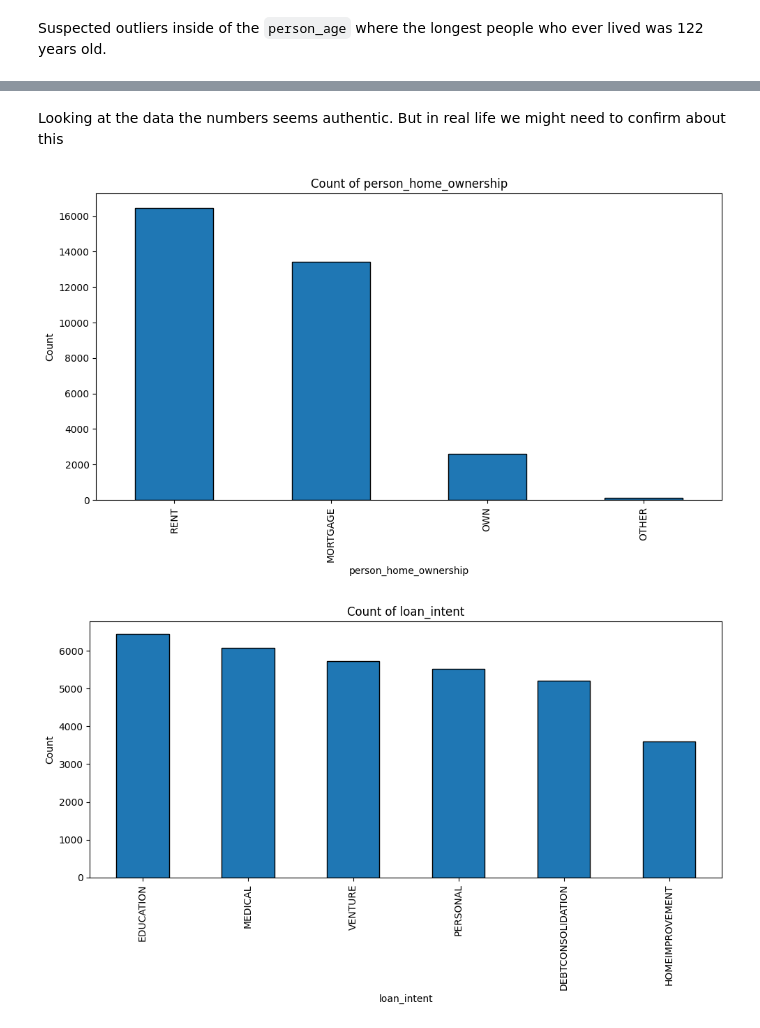
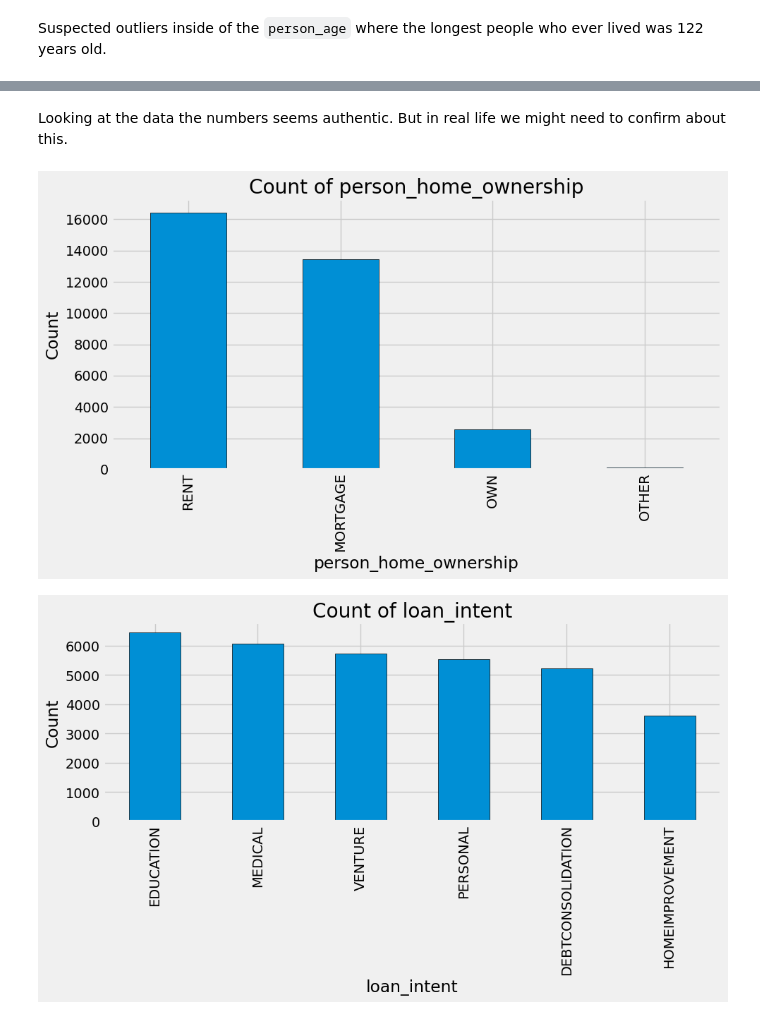
Before and after one commit to marcellinus-witarsah/credit-score-modelling-old, a Jupyter notebook: notebooks/credit_scorecard.ipynb, the cells around one changed output, grey strips where cells are left out. Saved outputs shown, nothing was run; the diff lists cells and outputs as text; code cells hidden in the pictures.

```diff
--- a/notebooks/credit_scorecard.ipynb
+++ b/notebooks/credit_scorecard.ipynb
@@ -46,3 +47,42 @@ None
 # Exploratory Data Analysis
 # %% [markdown]
 ## Univariate Analysis
+# %%
+import pandas as pd
+import matplotlib.pyplot as plt
+
+# Sample DataFrame assuming df is your DataFrame and "loan_status" is the target variable
+# df = pd.DataFrame({
+#     'loan_status': [0, 1, 0, 1, 1, 0, 1, 0, 0, 1]  # Example data
+# })
+
+# Count the values of "loan_status"
+loan_status_counts = df['loan_status'].value_counts()
+
+# Create labels and sizes for the pie chart
+labels = ['Loan Status 0', 'Loan Status 1']
+sizes = [loan_status_counts[0], loan_status_counts[1]]
+colors = ['#ff9999','#66b3ff']
+explode = (0.1, 0)  # explode the 1st slice (Loan Status 0)
+
+# Create the pie chart
+fig, ax = plt.subplots(figsize=(8, 6))
+ax.pie(sizes, explode=explode, labels=labels, colors=colors, autopct='%1.1f%%', shadow=True, startangle=140)
+ax.axis('equal')  # Equal aspect ratio ensures that pie is drawn as a circle.
+
+# Add a title
+plt.title('Distribution of Loan Status')
+
+# Add annotation
+annotation = (
+    "0 - not defaulted.\n"
+    "1 - defaulted."
+)
+plt.annotate(annotation, xy=(1, 0.5), xytext=(1.5, 0.5),
+    textcoords='axes fraction', ha='right', va='center', fontsize=10,
+    bbox=dict(boxstyle="round,pad=0.3", edgecolor="black", facecolor="white")
+)
+
+# Show the plot
+plt.tight_layout()
+plt.show()
@@ -50,6 +92,7 @@ None
 # Assuming df is your DataFrame
 numerical_cols = df.select_dtypes("number").columns
 
+plt.style.use('fivethirtyeight')
 for numerical_col in numerical_cols:
     fig, axes = plt.subplots(1, 2, figsize=(12, 5))  # Create a figure with 1 row and 2 columns
 
@@ -89,26 +132,27 @@ df[df["person_age"] > 120]
 | 747 | 123 | 78000 | RENT | 7.0 | VENTURE | B | ... |
 | 32297 | 144 | 6000000 | MORTGAGE | 12.0 | PERSONAL | C | ... |
 # %% [markdown]
-Looking at the data the numbers seems authentic. But in real life we might need to confirm about this
+Looking at the data the numbers seems authentic. But in real life we might need to confirm about this.
 # %%
 import pandas as pd
 import matplotlib.pyplot as plt
 
 # Assuming df is your DataFrame
 categorical_cols = df.select_dtypes("object").columns
 
+plt.style.use('fivethirtyeight')
 for categorical_col in categorical_cols:
     fig, ax = plt.subplots(figsize=(10, 6))  # Create a figure
 
     # Bar plot
     df[categorical_col].value_counts().plot(kind='bar', ax=ax, edgecolor='black')
     ax.set_title(f"Count of {categorical_col}")
     ax.set_xlabel(categorical_col)
     ax.set_ylabel("Count")
 
     # Show plot
     plt.tight_layout()
     plt.show()
 # %% [output]
-[figure, old version]
+[figure, new version]
-[figure, old version]
+[figure, new version]
```
Also changed, not shown: parts of 8 cells of this notebook.
